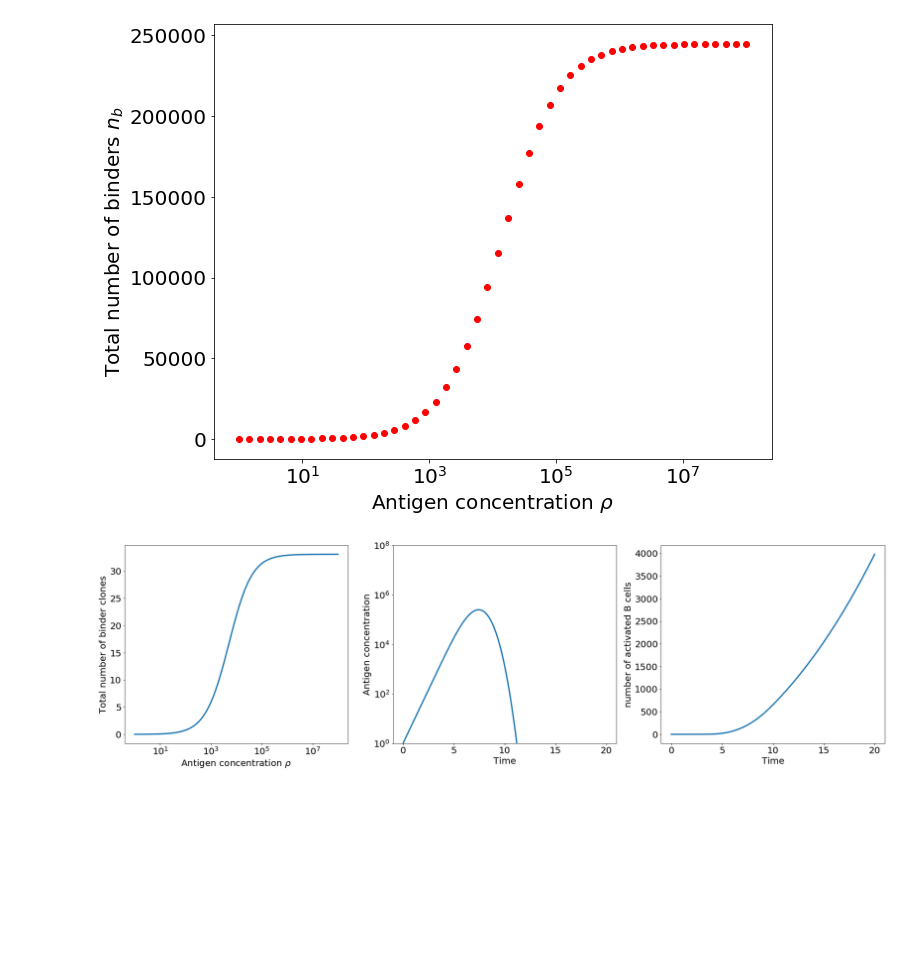
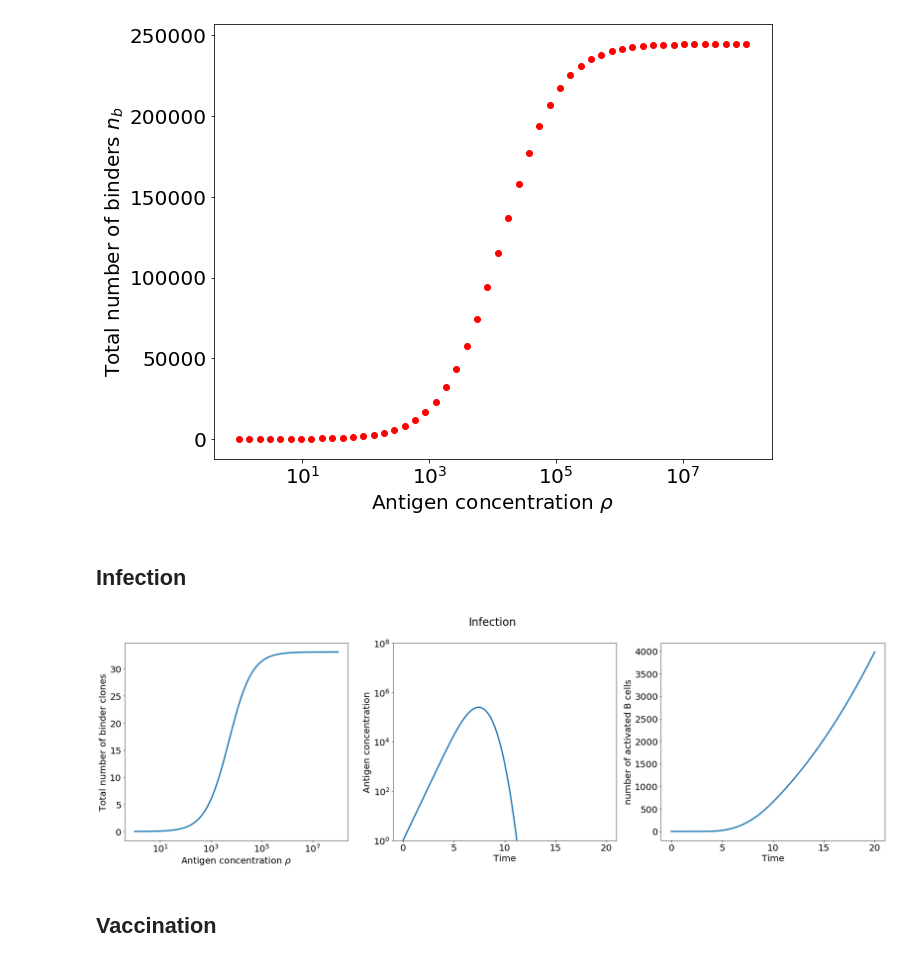
Before and after one commit to betoto008/Affinity_maturation, a Jupyter notebook: Jupyter_Notebooks/preliminaries.ipynb, the cells around one changed output. Drawn from its saved outputs; the diff is of its cells as text; code cells hidden in the pictures; blank space fills up the shorter version.

```diff
--- a/Jupyter_Notebooks/preliminaries.ipynb
+++ b/Jupyter_Notebooks/preliminaries.ipynb
@@ -74,6 +74,8 @@ ax.set_ylabel(r'Total number of binders $n_b$', fontsize = 20)
 ax.tick_params(labelsize = 20)
 # %% [output]
 [figure]
+# %% [markdown]
+## Infection
 # %%
 U = 1e-6
 R = 9
@@ -98,30 +100,34 @@ for i, rho in enumerate(rho_array):
     n_r_array[i] = n_r(rho, R, U, l)
 # %%
 fig, ax = plt.subplots(1,3, figsize=(30,8))
+fig.suptitle('Infection', fontsize = 24)
 #___________________________________________________________________
 ax[0].plot(rho_array, n_r_array, linewidth = 3)
 #ax[0].plot(rho_array, beta*np.ones_like(rho_array))
 ax[0].set_xscale('log')
 #ax[0].set_yscale('log')
 ax[0].set_xlabel(r'Antigen concentration $\rho$', fontsize = 20)
 ax[0].set_ylabel(r'Total number of binder clones', fontsize = 20)
 ax[0].tick_params(labelsize = 20)
 #ax[0].legend(fontsize = 20, loc=0)
 #___________________________________________________________________
 ax[1].plot(Time, Rho, linewidth = 3)
 ax[1].set_xlabel(r'Time', fontsize = 20)
 ax[1].set_ylabel(r'Antigen concentration', fontsize = 20)
 ax[1].tick_params(labelsize = 20)
 ax[1].set_ylim(1, 1e8)
 #ax[1].set_xlim(0, .5)
 ax[1].set_yscale('log')
 #___________________________________________________________________
 ax[2].plot(Time, np.cumsum(N_r*delta_t), linewidth = 3)
 ax[2].set_xlabel(r'Time', fontsize = 20)
 ax[2].set_ylabel(r'number of activated B cells', fontsize = 20)
 ax[2].tick_params(labelsize = 20)
 #ax[2].set_ylim(1, 1e8)
 #ax[2].set_xlim(0, .5)
 #ax[2].set_yscale('log')
+fig.savefig('../Figures/infection.png')
 # %% [output]
-[figure, old version]
+[figure, new version]
+# %% [markdown]
+## Vaccination
```
Also changed, not shown: parts of 2 cells of this notebook, 4 other files.
